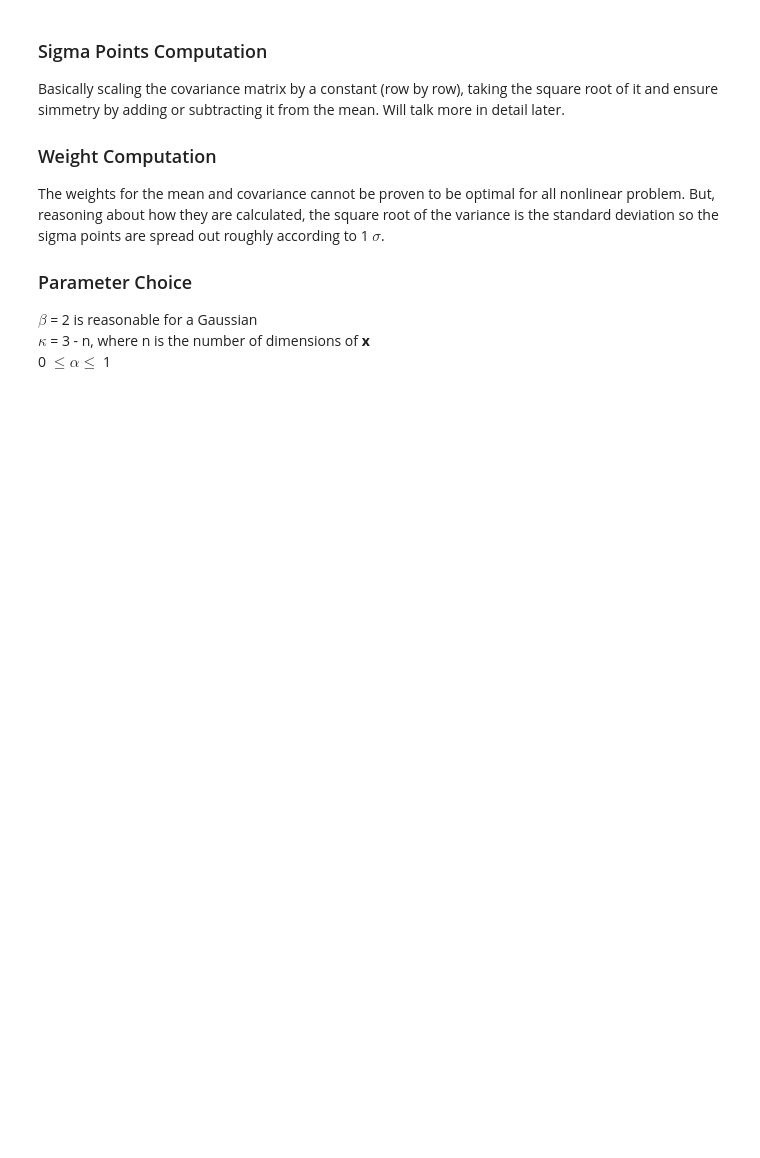
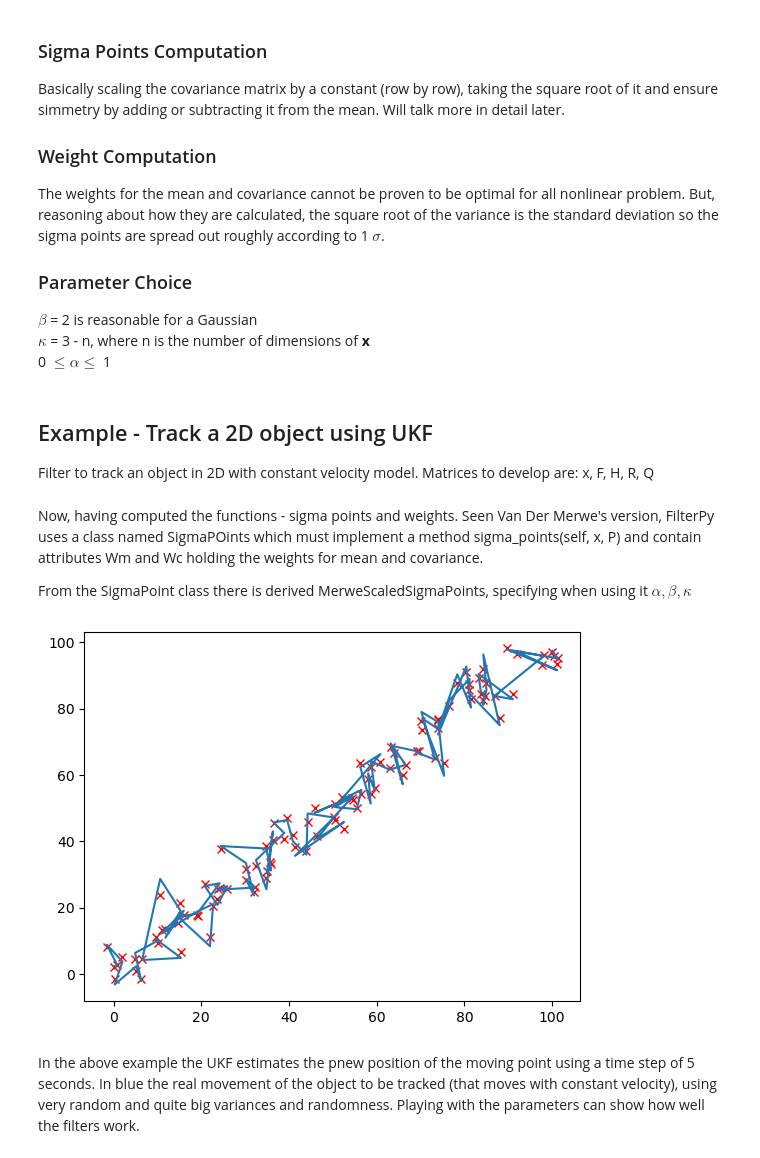
Before and after one commit to giuliaprosio/unscented-kalman-filters, a Jupyter notebook: UKF.ipynb, the cells around one changed output. Cells and saved outputs as stored; diff of their text form; code cells hidden in the pictures; blank space fills up the shorter version.

Commit message:
Usage of Unscented Kalman Filters

```diff
--- a/UKF.ipynb
+++ b/UKF.ipynb
@@ -427,3 +427,70 @@ the sigma points are spread out roughly according to 1 $\sigma$.
 $\beta$ = 2 is reasonable for a Gaussian \
 $\kappa$ = 3 - n, where n is the number of dimensions of **x** \
 0 $\le \alpha \le$ 1
+# %% [markdown]
+## Example - Track a 2D object using UKF
+Filter to track an object in 2D with constant velocity model.
+Matrices to develop are: x, F, H, R, Q
+# %%
+# state transition function: here (linear, just as example), we have the
+# constant velocity function to represent the motion of x,y coordinates.
+
+def state_transition_f(x, dt):
+    """ state transition function for a constant velocity object"""
+
+    F = np.array([[1, dt, 0, 0],
+                 [0, 1, 0, 0],
+                 [0, 0, 1, dt],
+                 [0, 0, 0, 1]])
+    return F @ x
+
+# measurement function - basically reduces the state matrix to the point
+# of view of sensors (e.g. from a state matrix about velocity and position
+# to measurements that only calculate position)
+
+def measurement_f(x):
+    return x[[0, 2]]
+# %% [markdown]
+Now, having computed the functions - sigma points and weights.
+Seen Van Der Merwe's version, FilterPy uses a class named SigmaPOints which must implement a method sigma_points(self, x, P)
+and contain attributes Wm and Wc holding the weights for mean and covariance.
+
+From the SigmaPoint class there is derived MerweScaledSigmaPoints, specifying when using it $\alpha, \beta, \kappa$
+# %%
+from filterpy.kalman import UnscentedKalmanFilter as UKF
+import numpy as np
+from filterpy.common import Q_discrete_white_noise
+from numpy.random import randn
+
+std_x, std_y = 5, 5
+dt = 3.0
+# sigma points
+sigmas = MerweScaledSigmaPoints(4, alpha=.8, beta=2., kappa=6.)
+ukf = UKF(dim_x=4, dim_z=2, dt=dt, fx=state_transition_f, hx=measurement_f,
+            points=sigmas)
+ukf.x = np.array([0., 0., 0., 0.]) #initial state
+ukf.R = np.diag([0.09, 0.09]) #assuming sensor noise is 0.3 std dev
+ukf.Q[0:2, 0:2] = Q_discrete_white_noise(2, dt=5., var = 0.1)
+ukf.Q[2:4, 2:4] = Q_discrete_white_noise(2, dt=5., var=0.0003 )
+
+# filtering
+zs, uxs = [], []
+for i in range(100):
+    z = [i + randn()*3, i + randn()*5]
+    ukf.predict()
+    ukf.update(z)
+    uxs.append(ukf.x.copy())
+    zs.append(z)
+zs = np.array(zs)
+uxs = np.array(uxs)
+
+plt.plot(uxs[:, 0], uxs[:, 2], c='red', marker='x', ls='')
+plt.plot(zs[:, 0], zs[:, 1])
+
+plt.show()
+# %% [output]
+[figure, added]
+# %% [markdown]
+In the above example the UKF estimates the pnew position of the moving point using a time step of 5 seconds.
+In blue the real movement of the object to be tracked (that moves with constant velocity), using very random and quite big variances and randomness.
+Playing with the parameters can show how well the filters work.
```
Also changed, not shown: parts of 5 cells of this notebook.
